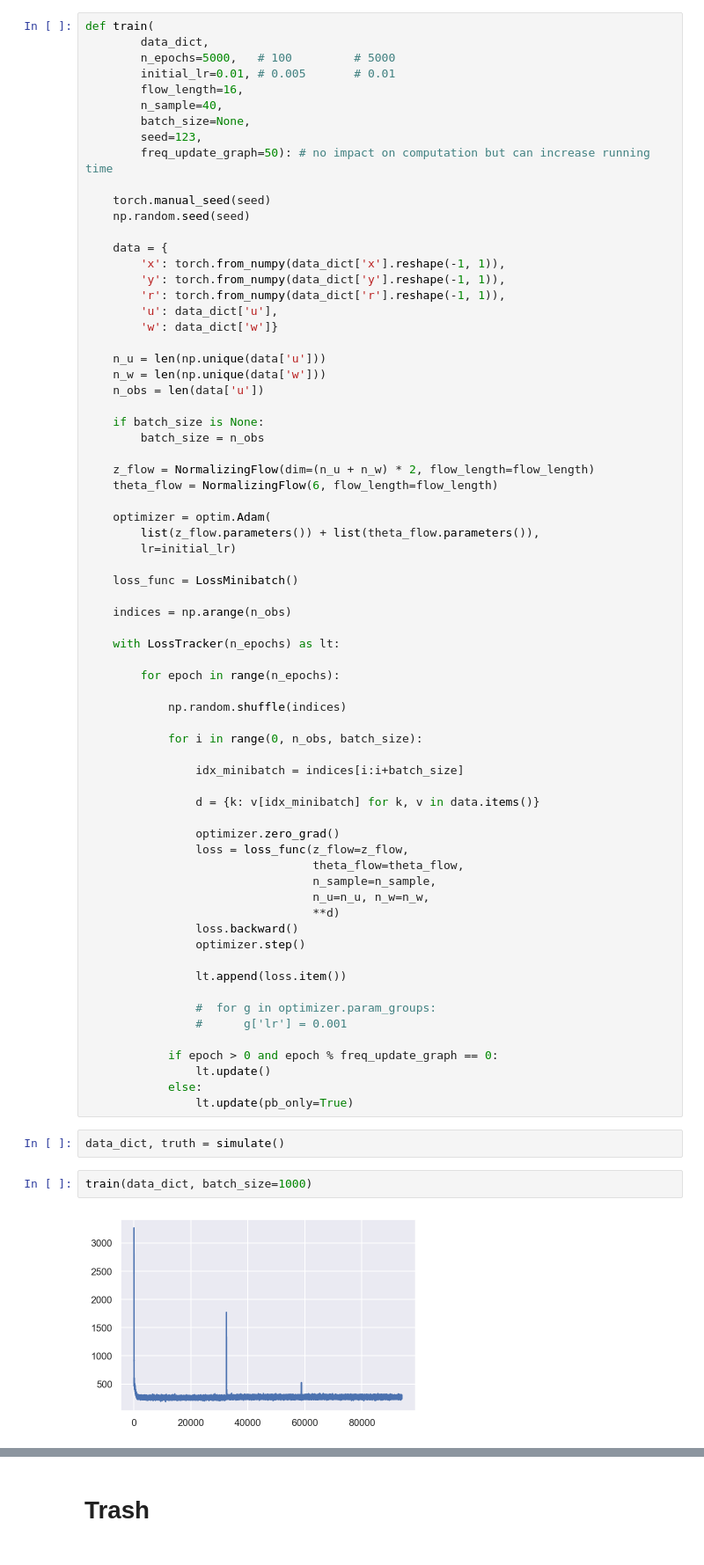
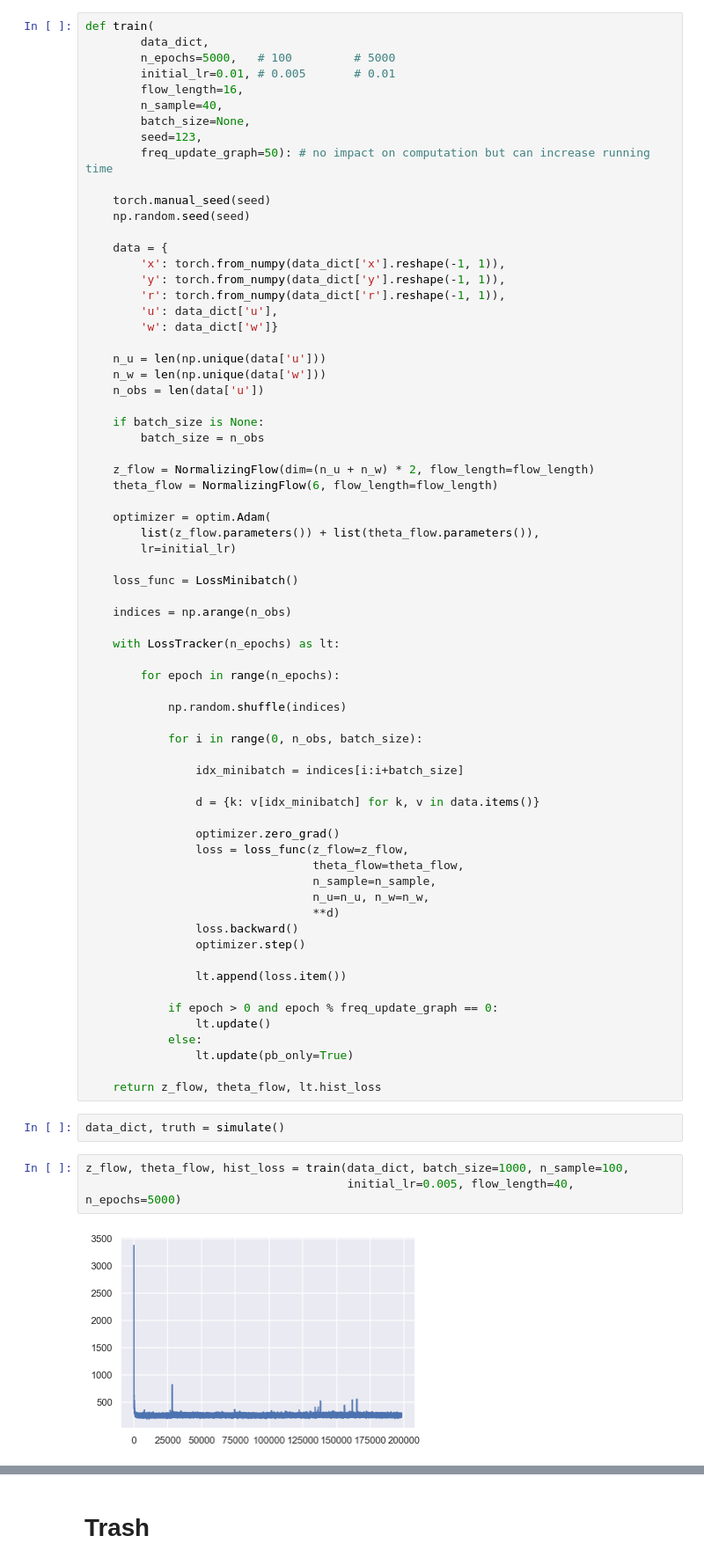
Before and after one commit to AurelienNioche/ActiveTeachingCollaborative, a Jupyter notebook: inference/norm-flow/minibatch/minibatch.ipynb, the cells around one changed output, grey strips where cells are left out. Shown at 88% size. Saved outputs shown, nothing was run; the diff lists cells and outputs as text.

```diff
--- a/inference/norm-flow/minibatch/minibatch.ipynb
+++ b/inference/norm-flow/minibatch/minibatch.ipynb
@@ -145,19 +145,19 @@ def train(
 
                 lt.append(loss.item())
 
-                #  for g in optimizer.param_groups:
-                #      g['lr'] = 0.001
-
             if epoch > 0 and epoch % freq_update_graph == 0:
                 lt.update()
             else:
                 lt.update(pb_only=True)
+
+    return z_flow, theta_flow, lt.hist_loss
 # %%
 data_dict, truth = simulate()
 # %%
-train(data_dict, batch_size=1000)
+z_flow, theta_flow, hist_loss = train(data_dict, batch_size=1000, n_sample=100,
+                                      initial_lr=0.005, flow_length=40, n_epochs=5000)
 # %% [output]
-[figure, old version]
+[figure, new version]
 # %%
 plot_posterior(theta_flow=theta_flow,
                truth=truth,
```
Also changed, not shown: parts of 1 cell of this notebook, 1 other file.
